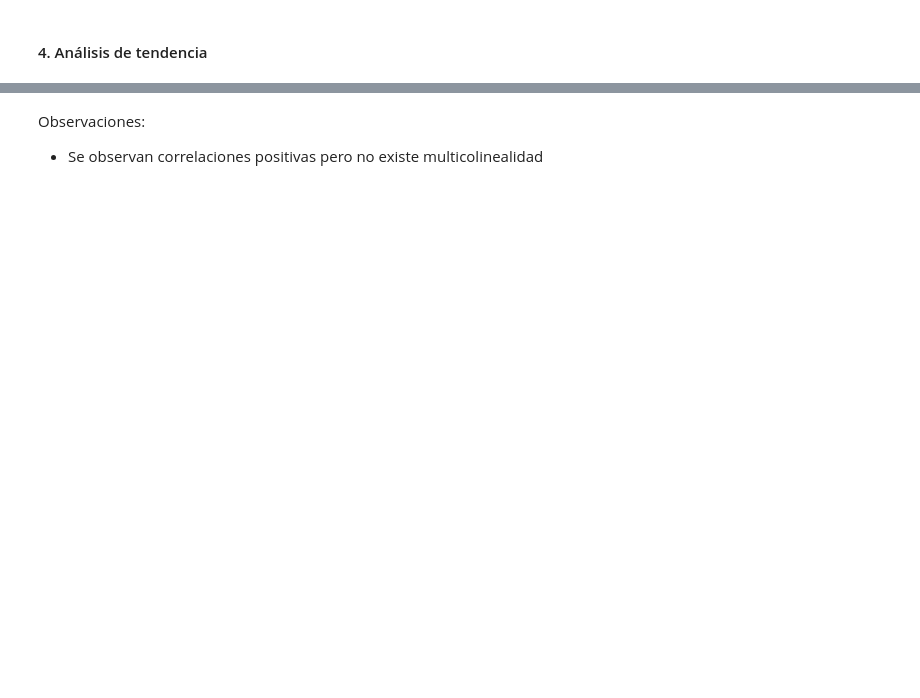
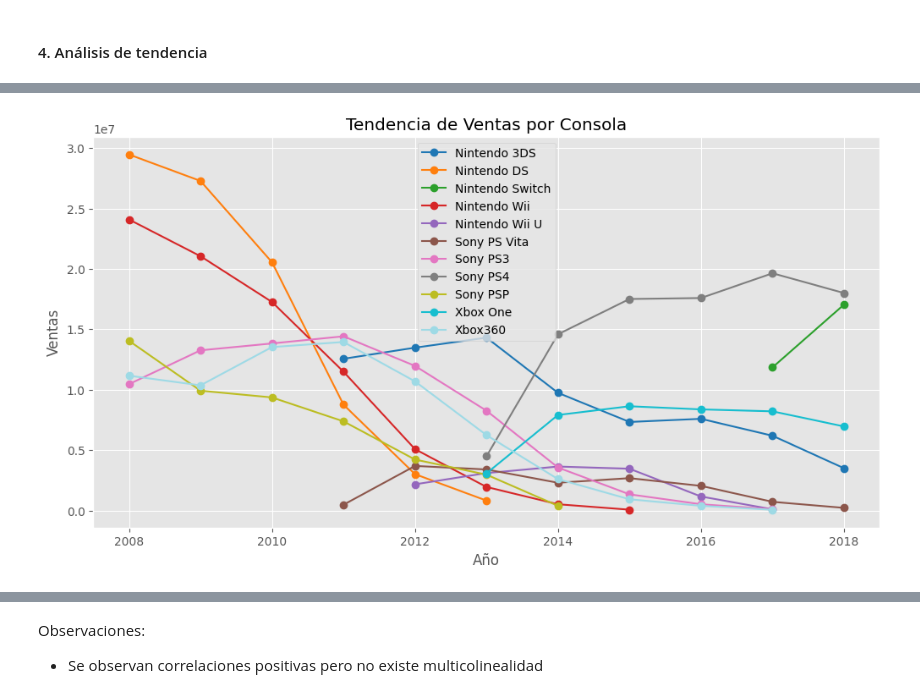
Before and after one commit to JosueMonte/gaming, a Jupyter notebook: eda_2.ipynb, the cells around one changed output, grey strips where cells are left out. Cells and saved outputs as stored; diff of their text form; code cells hidden in the pictures; blank space fills up the shorter version.

```diff
--- a/eda_2.ipynb
+++ b/eda_2.ipynb
@@ -324,0 +237,27 @@ Observaciones:
+# %%
+# Seleccionar las consolas que deseas visualizar
+selected_consoles = ['Nintendo 3DS', 'Nintendo DS', 'Nintendo Switch', 'Nintendo Wii',
+                     'Nintendo Wii U', 'Sony PS Vita', 'Sony PS3', 'Sony PS4', 'Sony PSP',
+                     'Xbox One', 'Xbox360']
+
+# Colores variados para las líneas
+colors = plt.cm.get_cmap('tab20', len(selected_consoles))
+
+# Gráfico de tendencia de ventas por consola
+plt.figure(figsize=(12, 6))
+for idx, console in enumerate(selected_consoles):
+    console_data = df_2[df_2['Console'] == console]
+    if not console_data.empty:  # Asegurarse de que hay datos para la consola seleccionada
+        plt.plot(console_data['Year'], console_data['Sales'], marker='o', label=console, color=colors(idx))
+
+# Añadir etiquetas y título
+plt.xlabel('Año')
+plt.ylabel('Ventas')
+plt.title('Tendencia de Ventas por Consola')
+plt.legend()
+
+# Mostrar el gráfico
+plt.grid(True)
+plt.show()
+# %% [output]
+[figure, added]
```
Also changed, not shown: parts of 81 cells of this notebook.
